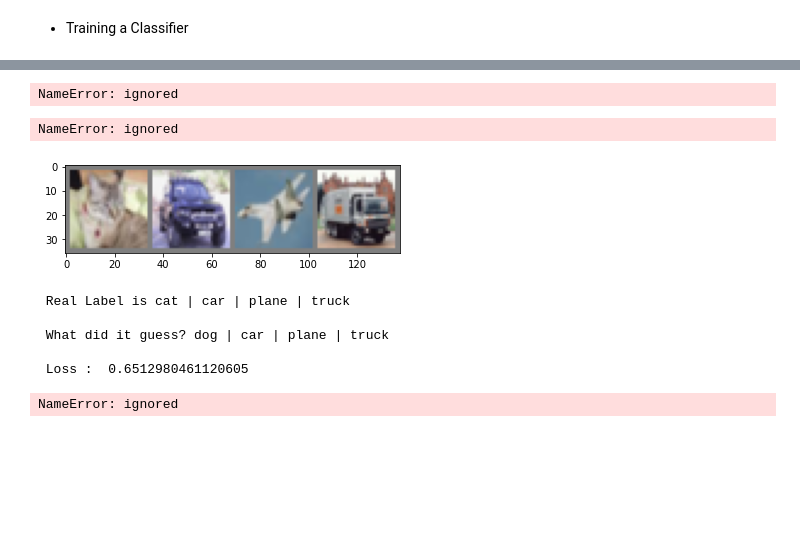
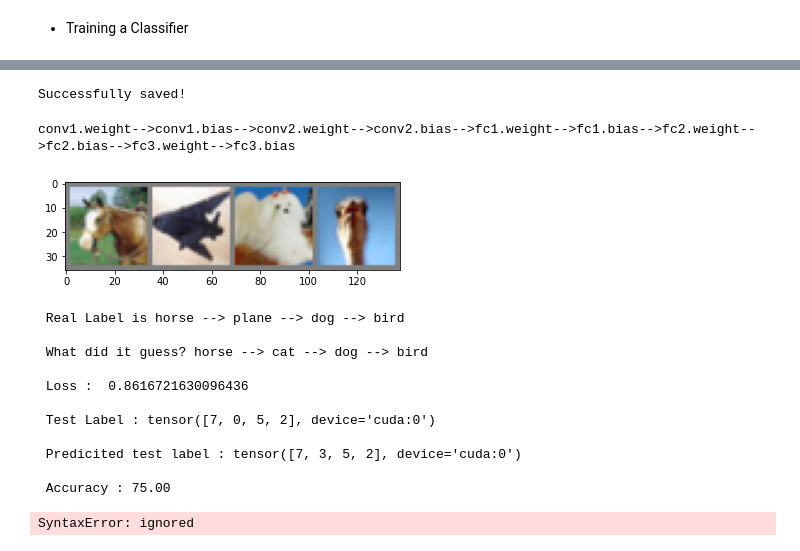
Before and after one commit to vishnubalaji/Deep-Learning-using-PyTorch, a Jupyter notebook: Deep_Learning_using_PyTorch.ipynb, the cells around one changed output, grey strips where cells are left out. Drawn from its saved outputs; the diff is of its cells as text; code cells hidden in the pictures; blank space fills up the shorter version.

Commit message:
Successfully saved the model parameters on Google Drive by mounting it on Google Colab. Have to finish coding label-wise accuracy :)

```diff
--- a/Deep_Learning_using_PyTorch.ipynb
+++ b/Deep_Learning_using_PyTorch.ipynb
@@ -1203,7 +1203,7 @@ trainset=datasets.CIFAR10(root='./cifar10',download=True,train=True,transform=tr
 trainloader=torch.utils.data.DataLoader(trainset,batch_size=4,shuffle=True,num_workers=2)
 
 testset=datasets.CIFAR10(root='./cifar10',download=False,train=False,transform=transform)
-testloader=torch.utils.data.DataLoader(testset,batch_size=4,shuffle=False,num_workers=2)
+testloader=torch.utils.data.DataLoader(testset,batch_size=4,shuffle=True,num_workers=2)
 
 def imshow(img):
   img=img/2+0.5
@@ -1286,3 +1285,3 @@ Loss is 0.9442067202869803
 Finished training
 # %%
-path='./cifar10.pth'
+path='/content/drive/MyDrive/Colab Notebooks/cifar10.pth'
@@ -1289,14 +1316,17 @@ path='./cifar10.pth'
 # %%
-print(torch.cuda.get_device_name())
+# print(torch.cuda.get_device_name())
 torch.save(net.state_dict(),path)
+print('Successfully saved!')
 # %% [output]
-NameError: ignored
+Successfully saved!
 # %%
 net_1=Net()
 net_1.load_state_dict(torch.load(path))
-# print(net_1.state_dict())
-import os
-print(os.getcwd())
-print(os.listdir())
+net_1.to(device)
+# import os
+# print(os.getcwd())
+# print(os.listdir())
+
+print('-->'.join(param_keys for param_keys in net_1.state_dict()))
 # %% [output]
-NameError: ignored
+conv1.weight-->conv1.bias-->conv2.weight-->conv2.bias-->fc1.weight-->fc1.bias-->fc2.weight-->fc2.bias-->fc3.weight-->fc3.bias
@@ -1303,31 +1344,47 @@ NameError: ignored
 # %%
 test=iter(testloader)
 test.next()
+# test.next()
 test.next()
 test_input,test_label=test.next()
 imshow(torchvision.utils.make_grid(test_input))
 test_input,test_label = test_input.to(device),test_label.to(device)
 
-print('\n Real Label is',' | '.join('%s'%classes[test_label[j]] for j in range(4)))
+print('\n Real Label is',' --> '.join('%s'%classes[test_label[j]] for j in range(4)))
 
 with torch.no_grad():
-  test_output=net(test_input)
+  test_output=net_1(test_input)
   # print(test_label)
   loss=criterion(test_output,test_label)
   _,predicted=torch.max(test_output,1)
   # print(_,predicted)
-  print('\n What did it guess?',' | '.join('%s' % classes[predicted[j]] for j in range(4)))
+  print('\n What did it guess?',' --> '.join('%s' % classes[predicted[j]] for j in range(4)))
   print('\n Loss : ',loss.item())
+
+  print(f'\n Test Label : {test_label}\n')
+  print(f' Predicited test label : {predicted}\n')
+  print(f' Accuracy : {((predicted==test_label).sum()/len(predicted))*100:.2f}')
 # %% [output]
-[figure, old version]
+[figure, new version]
- Real Label is cat | car | plane | truck
+ Real Label is horse --> plane --> dog --> bird
 
- What did it guess? dog | car | plane | truck
+ What did it guess? horse --> cat --> dog --> bird
 
- Loss :  0.6512980461120605
+ Loss :  0.8616721630096436
+
+ Test Label : tensor([7, 0, 5, 2], device='cuda:0')
+
+ Predicited test label : tensor([7, 3, 5, 2], device='cuda:0')
+
+ Accuracy : 75.00
-# %%
-print(test_label)
-print(predicted)
-print(((predicted==test_label).sum()/len(predicted))*100)
-# %% [output]
-NameError: ignored
+# %%
+# Label-wise accuracy
+
+class_acc=[0 for i in range(10)]
+class_tot=[0 for i in range(10)]
+
+with torch.no_grad():
+  for data in testloader:
+    images,labels=data
+# %% [output]
+SyntaxError: ignored
```
Also changed, not shown: parts of 4 cells of this notebook.
